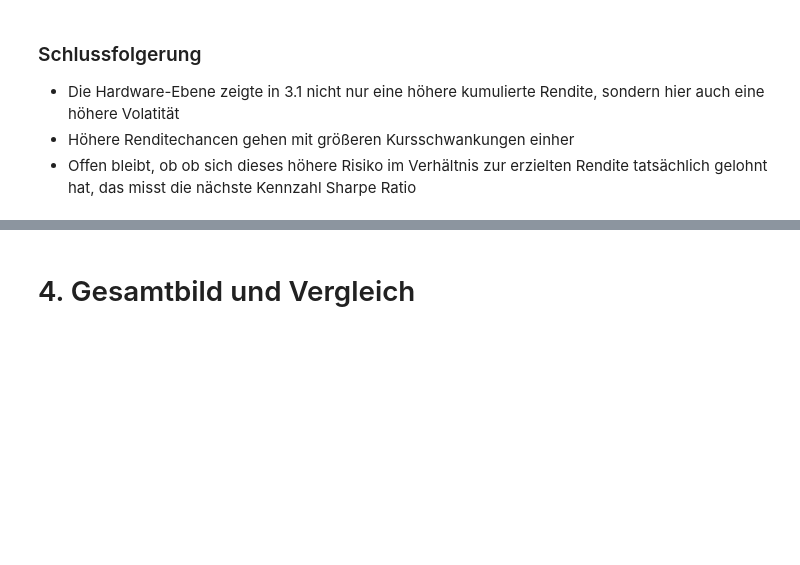
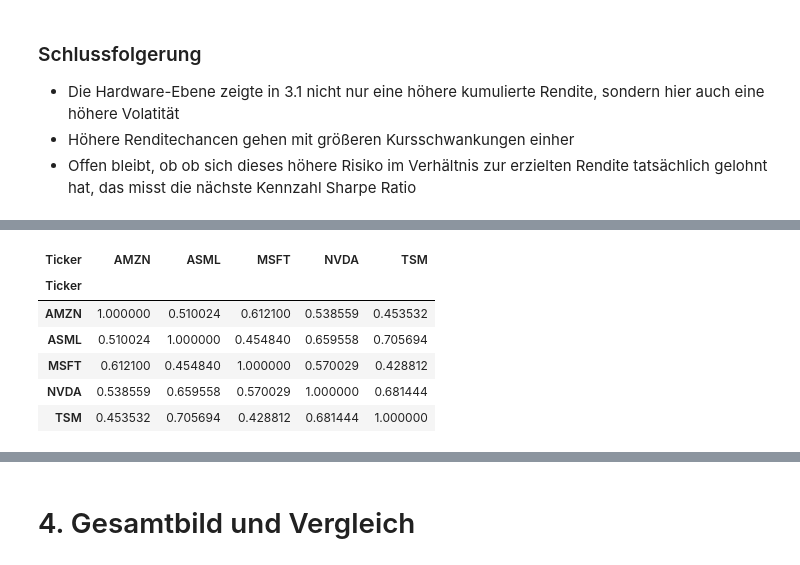
Before and after one commit to dustin-keks/DLBFTPPP01, a Jupyter notebook: praesentation.ipynb, the cells around one changed output, grey strips where cells are left out. Cells and saved outputs as stored; diff of their text form; code cells hidden in the pictures; blank space fills up the shorter version.

```diff
--- a/praesentation.ipynb
+++ b/praesentation.ipynb
@@ -305,0 +413,11 @@ figur_volatilitaet.show()
+# %%
+korrelation = taegliche_rendite.corr()
+korrelation
+# %% [output]
+| Ticker | AMZN | ASML | MSFT | NVDA | TSM |
+| Ticker |  |  |  |  |  |
+| AMZN | 1.000000 | 0.510024 | 0.612100 | 0.538559 | 0.453532 |
+| ASML | 0.510024 | 1.000000 | 0.454840 | 0.659558 | 0.705694 |
+| MSFT | 0.612100 | 0.454840 | 1.000000 | 0.570029 | 0.428812 |
+| NVDA | 0.538559 | 0.659558 | 0.570029 | 1.000000 | 0.681444 |
+| TSM | 0.453532 | 0.705694 | 0.428812 | 0.681444 | 1.000000 |
```
Also changed, not shown: parts of 18 cells of this notebook.
